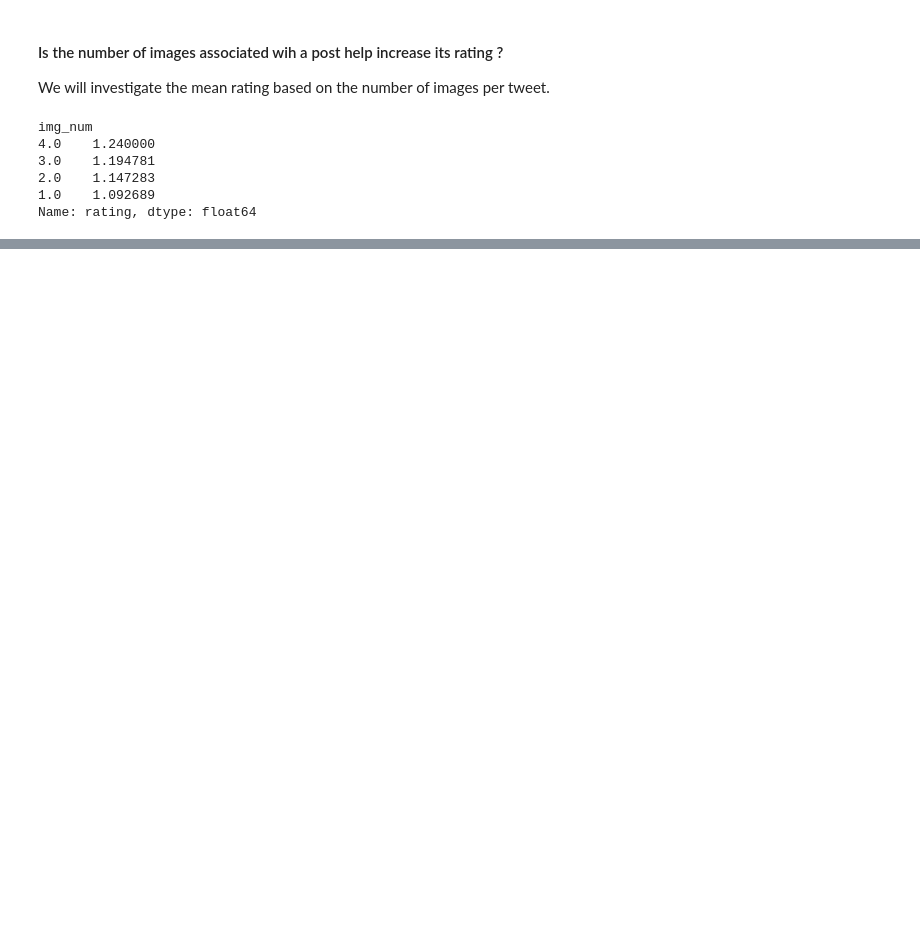
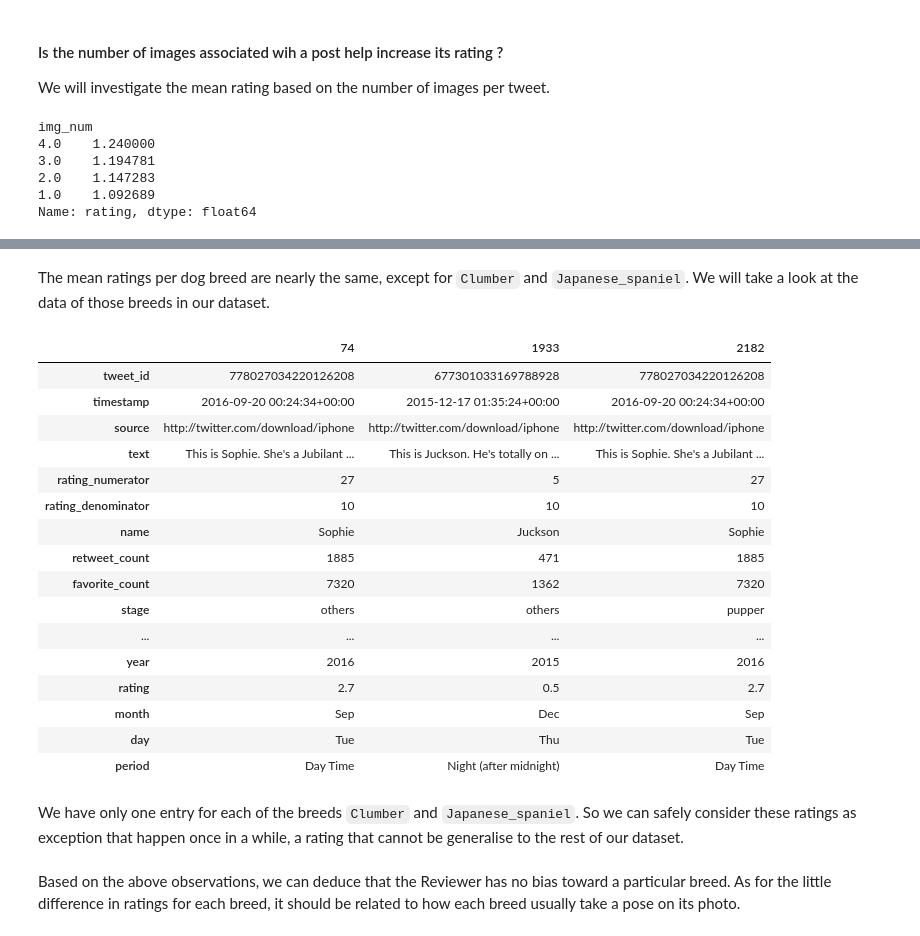
Before and after one commit to patricetg/udacity-data-analyst-project2, a Jupyter notebook: 1 - wrangle_act.ipynb, the cells around one changed output, grey strips where cells are left out. Cells and saved outputs as stored; diff of their text form; code cells hidden in the pictures; blank space fills up the shorter version.

```diff
--- a/1 - wrangle_act.ipynb
+++ b/1 - wrangle_act.ipynb
@@ -2477,0 +2513,28 @@ The number of images don't have a **major** impact in the rating given. But they
+# %% [markdown]
+The mean ratings per dog breed are nearly the same, except for `Clumber` and `Japanese_spaniel`. We will take a look at the data of those breeds in our dataset.
+# %%
+targeted_breed = ["Clumber","Japanese_spaniel"]
+
+tweets_master_df.query("breed in {}".format(targeted_breed)).T
+# %% [output]
+|  | 74 | 1933 | 2182 |
+| tweet_id | 778027034220126208 | 677301033169788928 | 778027034220126208 |
+| timestamp | 2016-09-20 00:24:34+00:00 | 2015-12-17 01:35:24+00:00 | 2016-09-20 00:24:34+00:00 |
+| source | http://twitter.com/download/iphone | http://twitter.com/download/iphone | http://twitter.com/download/iphone |
+| text | This is Sophie. She's a Jubilant ... | This is Juckson. He's totally on ... | This is Sophie. She's a Jubilant ... |
+| rating_numerator | 27 | 5 | 27 |
+| rating_denominator | 10 | 10 | 10 |
+| name | Sophie | Juckson | Sophie |
+| retweet_count | 1885 | 471 | 1885 |
+| favorite_count | 7320 | 1362 | 7320 |
+| stage | others | others | pupper |
+| ... | ... | ... | ... |
+| year | 2016 | 2015 | 2016 |
+| rating | 2.7 | 0.5 | 2.7 |
+| month | Sep | Dec | Sep |
+| day | Tue | Thu | Tue |
+| period | Day Time | Night (after midnight) | Day Time |
+# %% [markdown]
+We have only one entry for each of the breeds `Clumber` and `Japanese_spaniel`. So we can safely consider these ratings as exception that happen once in a while, a rating that cannot be generalise to the rest of our dataset.
+# %% [markdown]
+Based on the above observations, we can deduce that the Reviewer has no bias toward a particular breed. As for the little difference in ratings for each breed, it should be related to how each breed usually take a pose on its photo.
```
Also changed, not shown: parts of 24 cells of this notebook, 2 other files.
